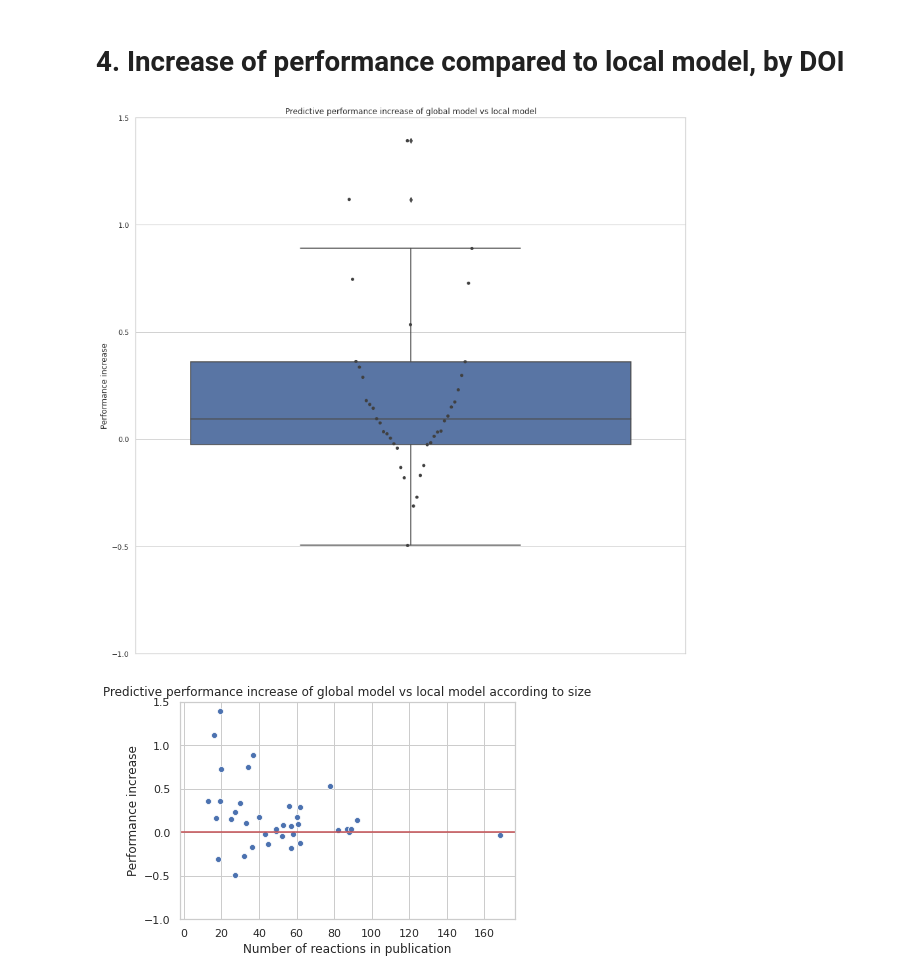
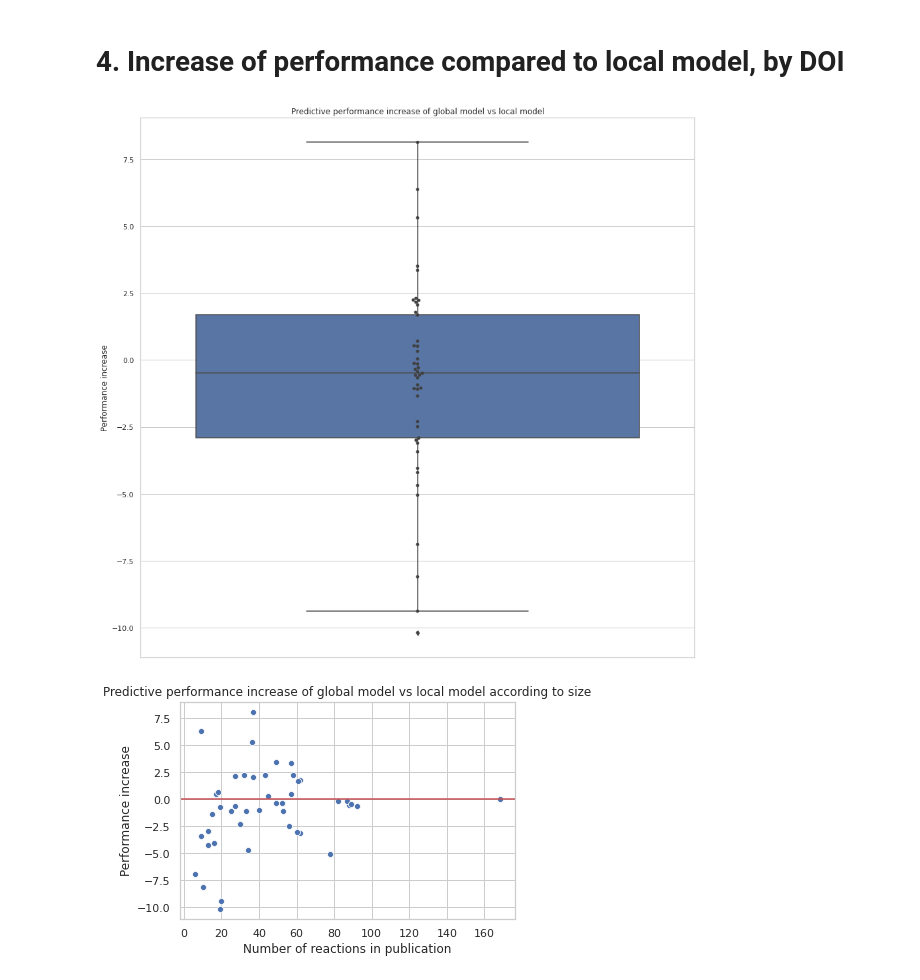
Before and after one commit to truejulosdu13/NiCOlit, a Jupyter notebook: classical_descriptors_analysis.ipynb, the cells around one changed output. Drawn from its saved outputs; the diff is of its cells as text; code cells hidden in the pictures.

```diff
--- a/classical_descriptors_analysis.ipynb
+++ b/classical_descriptors_analysis.ipynb
@@ -18,7 +18,7 @@ X, y, DOIs, mechanisms, origins = process_dataframe(df)
 # %%
 estimators = [('predictor', RandomForestRegressor())]
 pipe = Pipeline(estimators)
-metric = r2_score
+metric = mean_absolute_error
 # %% [markdown]
 # 1. Yields distribution by origin and mechanism
 # %%
@@ -64,7 +66,7 @@ plt.show()
 # %% [output]
 [figure]
 # %%
-metric_standalone, metric_augmented, metric_baseline_standalone, metric_baseline_augmented, unique_stratification, sizes = analysis_stratification_influence(X, y, DOIs, metric=metric, predictor = pipe, test_size=0.2, n_iterations=3)
+metric_standalone, metric_augmented, metric_baseline_standalone, metric_baseline_augmented, unique_stratification, sizes = analysis_stratification_influence(X, y, DOIs, metric=metric, predictor = pipe, test_size=0.2, n_iterations=2)
 # %%
 metric_augmented = np.mean(metric_augmented, axis=1)
 metric_standalone = np.mean(metric_standalone, axis=1)
@@ -136,26 +215,29 @@ plt.show()
 # %% [markdown]
 # 4. Increase of performance compared to local model, by DOI
 # %%
+# Distribution of performance increase, global model vs local model
+
 plt.figure(figsize=(15, 15))
 
 display_df = pd.DataFrame(zip([x for x in metric_augmented-metric_standalone], sizes, unique_stratification, mecha, orig), columns =['Performance increase', "Size", "DOI", "Mechanisms", "Origin"])
 
 plt.title("Predictive performance increase of global model vs local model")
 sns.boxplot(y="Performance increase", data=display_df)
 sns.swarmplot(y="Performance increase", data=display_df, color=".25")
-plt.ylim(-1, 1.5)
 
 plt.show()
 # %% [output]
-[figure, old version]
+[figure, new version]
 # %%
+# Distribution of performance increase, global model vs local model, by size of publication
+
 plt.title("Predictive performance increase of global model vs local model according to size")
 sns.scatterplot(x="Size", y="Performance increase", data=display_df)
 plt.xlabel("Number of reactions in publication")
-plt.ylim(-1, 1.5)
+#plt.ylim(-1, 1.5)
 plt.axhline(0, c='r')
 
 plt.show()
 # %% [output]
-[figure, old version]
+[figure, new version]
 # %%
```
Also changed, not shown: parts of 28 cells of this notebook.
